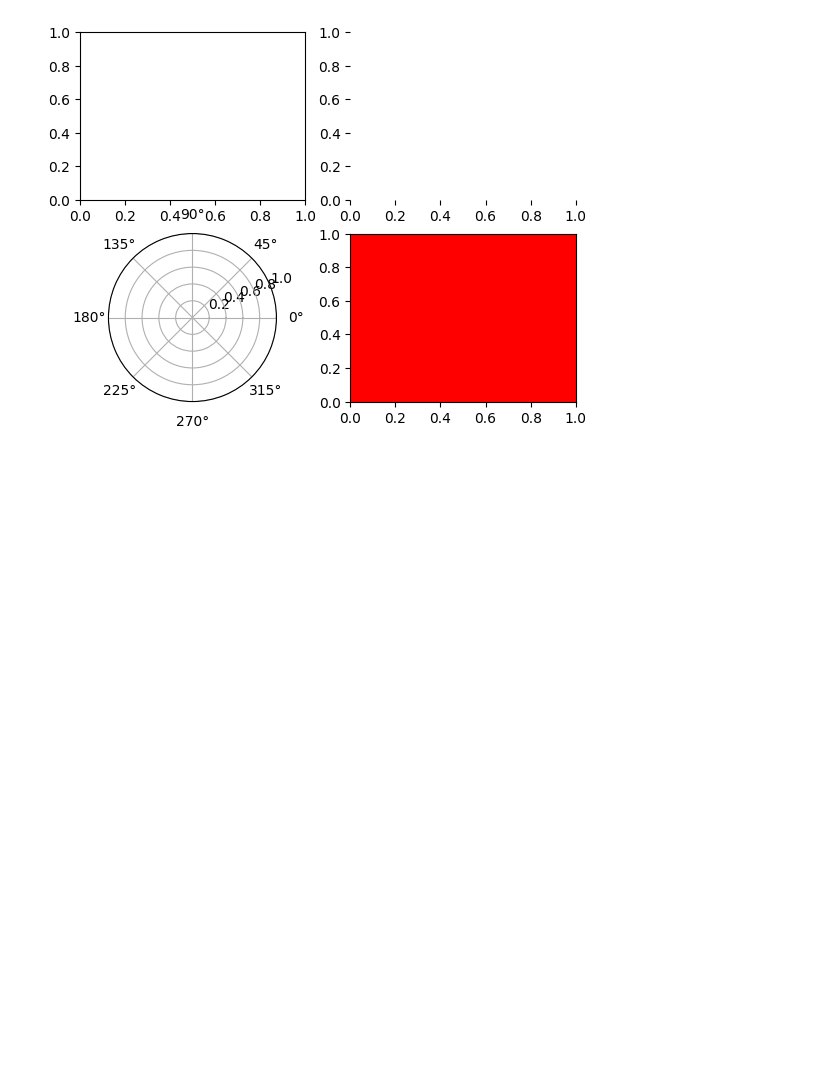
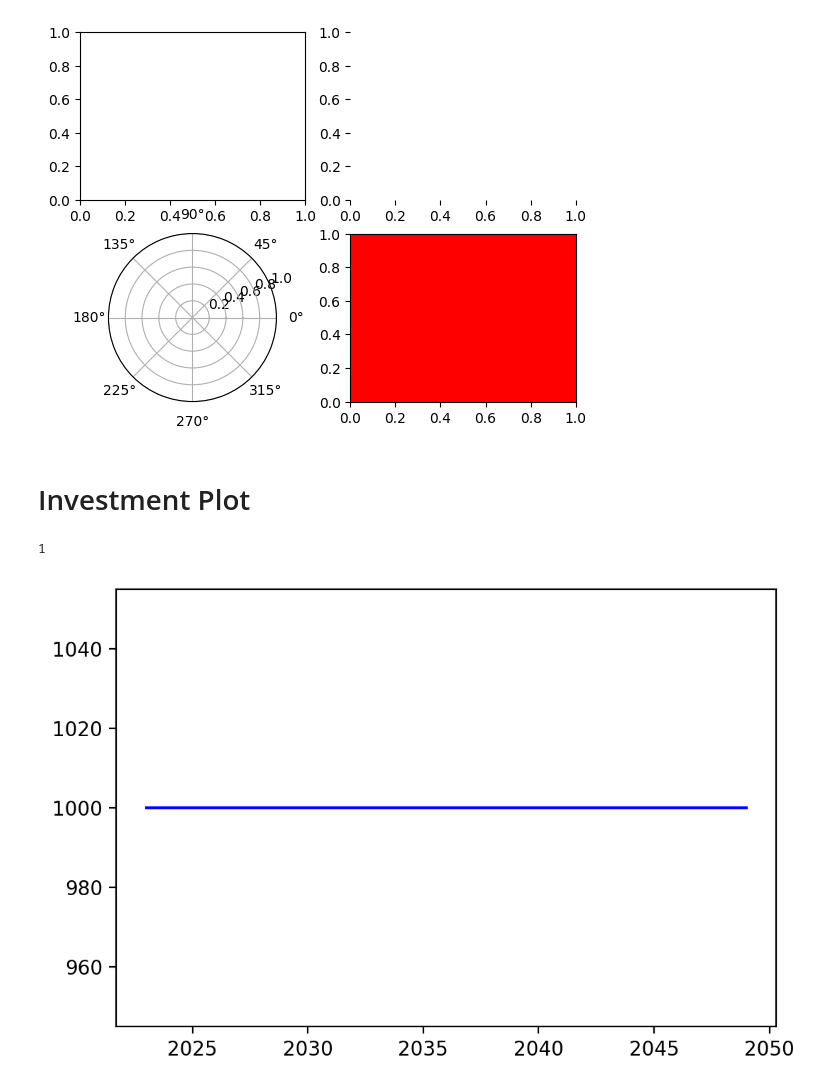
Before and after one commit to sbredenk/CORAL, a Jupyter notebook: test_comparisons.ipynb, the cells around one changed output. Cells and saved outputs as stored; diff of their text form; code cells hidden in the pictures; blank space fills up the shorter version.

```diff
--- a/test_comparisons.ipynb
+++ b/test_comparisons.ipynb
@@ -628,3 +628,18 @@ plt.subplot(221)
 # %% [output]
 <AxesSubplot:>
 [figure]
+# %% [markdown]
+# Investment Plot
+# %%
+fig = plt.figure(figsize=(6, 4), dpi=200)
+ax = fig.add_subplot(111)
+# ax.axhline(y=700, color='k', linestyle='-', linewidth=0.8)
+# ax.axhline(y=1000, color='k', linestyle='-', linewidth=0.8)
+y1 = ax.step(np.arange(2023,2050), [1000] * len(np.arange(2023,2050)), where='mid', linestyle='-', color='blue')
+print(len(y1))
+plt.show()
+
+# ax.fill_between(np.arange(2023,2050), 1000, 700, where=(1000>=700), interpolate=True, alpha=0.8, color='#E6E6FA')
+# %% [output]
+1
+[figure, added]
```
Also changed, not shown: 43 other files.
